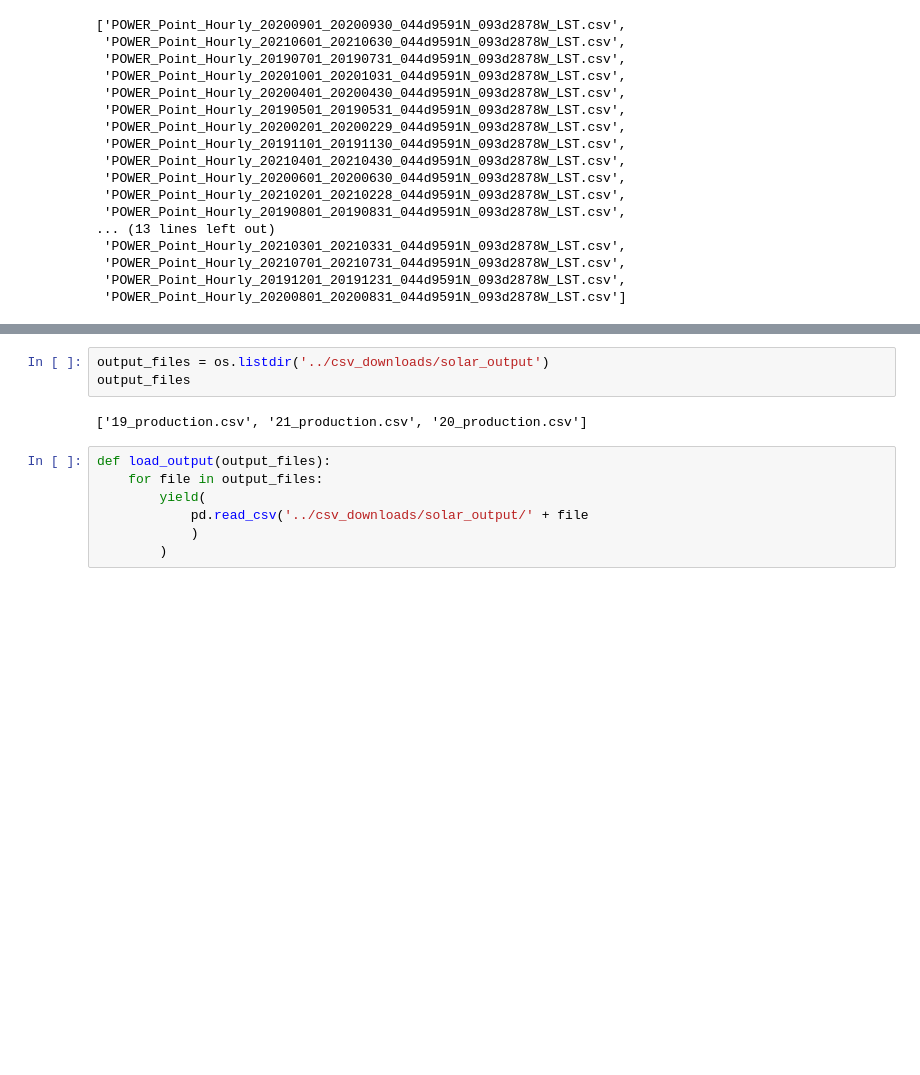
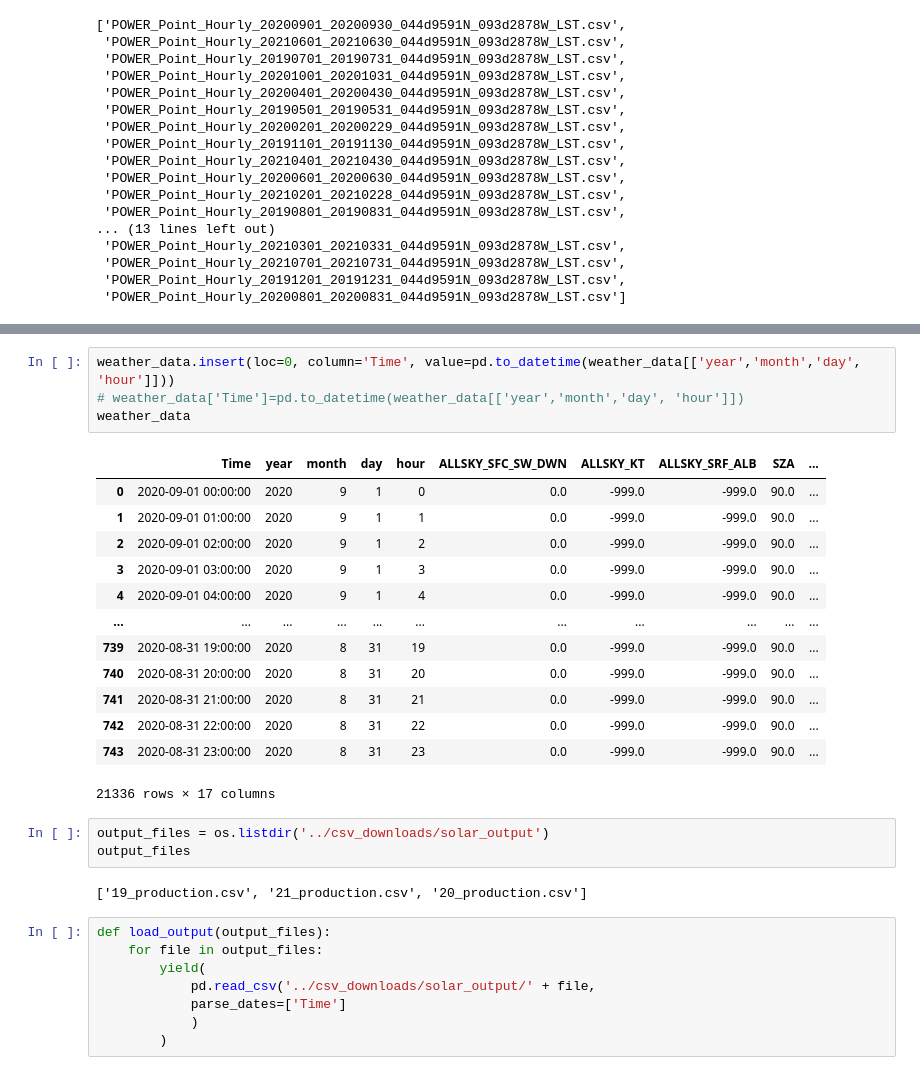
Before and after one commit to Enestvedt/ML_solar_prediction, a Jupyter notebook: notebooks/data_assembly.ipynb, the cells around one changed output, grey strips where cells are left out. Drawn from its saved outputs; the diff is of its cells as text; blank space fills up the shorter version.

```diff
--- a/notebooks/data_assembly.ipynb
+++ b/notebooks/data_assembly.ipynb
@@ -57,3 +71,21 @@ ParserError: Unknown string format: 2020 9 1 0
+# %%
+weather_data.insert(loc=0, column='Time', value=pd.to_datetime(weather_data[['year','month','day', 'hour']]))
+# weather_data['Time']=pd.to_datetime(weather_data[['year','month','day', 'hour']])
+weather_data
+# %% [output]
+|  | Time | year | month | day | hour | ALLSKY_SFC_SW_DWN | ALLSKY_KT | ALLSKY_SRF_ALB | SZA | ... |
+| 0 | 2020-09-01 00:00:00 | 2020 | 9 | 1 | 0 | 0.0 | -999.0 | -999.0 | 90.0 | ... |
+| 1 | 2020-09-01 01:00:00 | 2020 | 9 | 1 | 1 | 0.0 | -999.0 | -999.0 | 90.0 | ... |
+| 2 | 2020-09-01 02:00:00 | 2020 | 9 | 1 | 2 | 0.0 | -999.0 | -999.0 | 90.0 | ... |
+| 3 | 2020-09-01 03:00:00 | 2020 | 9 | 1 | 3 | 0.0 | -999.0 | -999.0 | 90.0 | ... |
+| 4 | 2020-09-01 04:00:00 | 2020 | 9 | 1 | 4 | 0.0 | -999.0 | -999.0 | 90.0 | ... |
+| ... | ... | ... | ... | ... | ... | ... | ... | ... | ... | ... |
+| 739 | 2020-08-31 19:00:00 | 2020 | 8 | 31 | 19 | 0.0 | -999.0 | -999.0 | 90.0 | ... |
+| 740 | 2020-08-31 20:00:00 | 2020 | 8 | 31 | 20 | 0.0 | -999.0 | -999.0 | 90.0 | ... |
+| 741 | 2020-08-31 21:00:00 | 2020 | 8 | 31 | 21 | 0.0 | -999.0 | -999.0 | 90.0 | ... |
+| 742 | 2020-08-31 22:00:00 | 2020 | 8 | 31 | 22 | 0.0 | -999.0 | -999.0 | 90.0 | ... |
+| 743 | 2020-08-31 23:00:00 | 2020 | 8 | 31 | 23 | 0.0 | -999.0 | -999.0 | 90.0 | ... |
+21336 rows × 17 columns
 # %%
 output_files = os.listdir('../csv_downloads/solar_output')
 output_files
@@ -63,7 +95,8 @@ output_files
 def load_output(output_files):
     for file in output_files:
         yield(
-            pd.read_csv('../csv_downloads/solar_output/' + file
+            pd.read_csv('../csv_downloads/solar_output/' + file,
+            parse_dates=['Time']
             )
         )
 # %%
```
Also changed, not shown: parts of 10 cells of this notebook, 1 other file.
